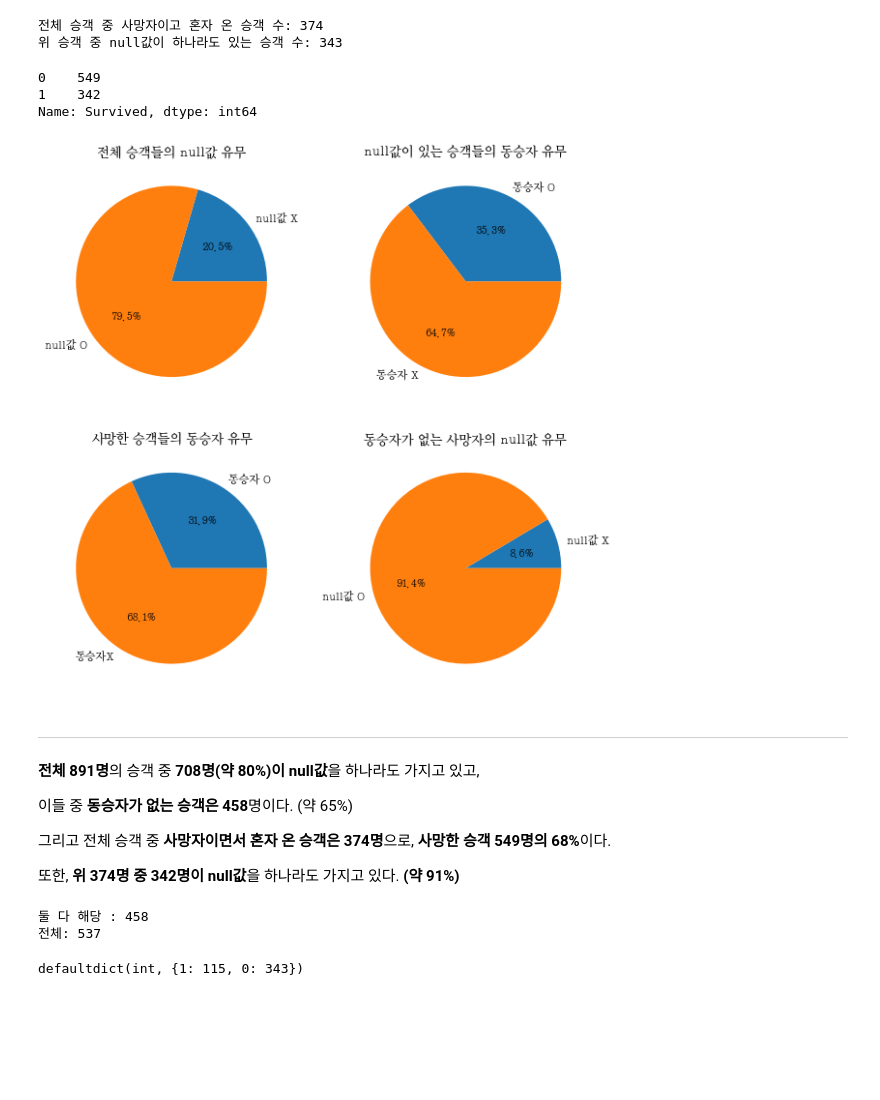
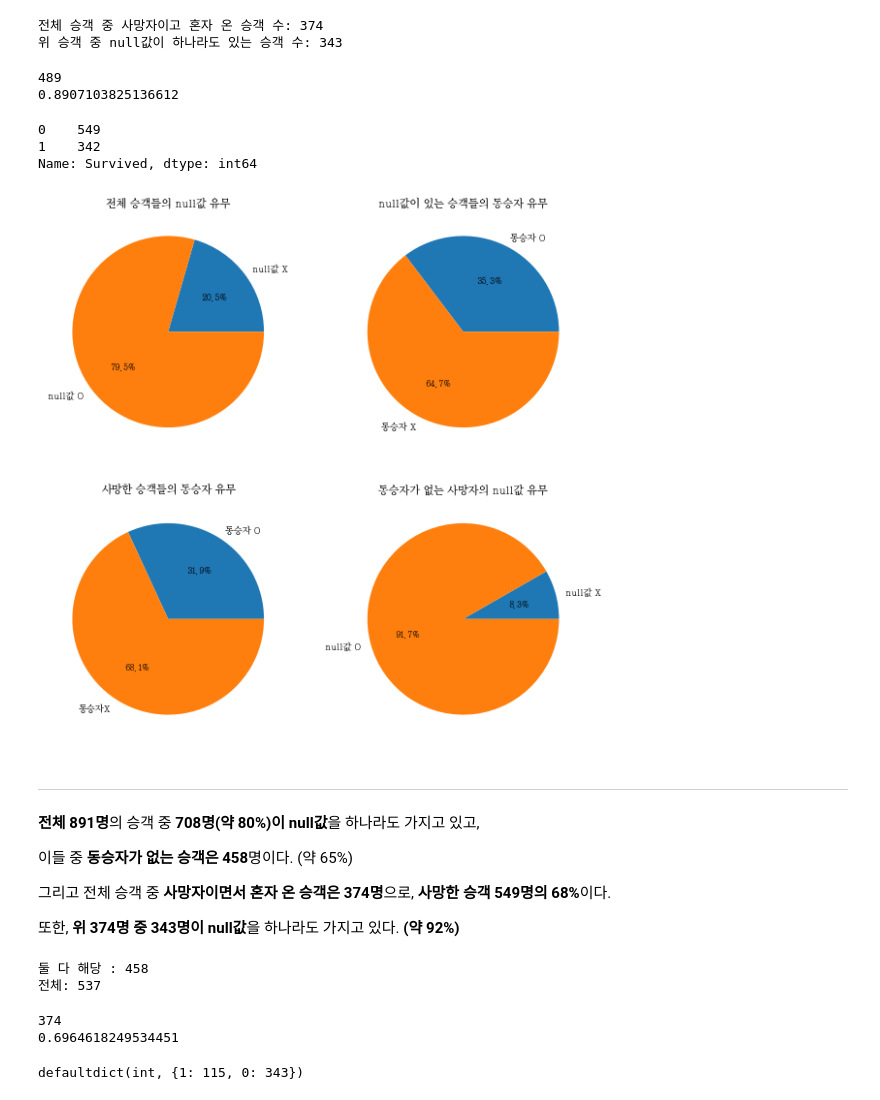
Before and after one commit to Abdumaleek/Kaggle-Titanic, a Jupyter notebook: New Titanic.ipynb, the cells around one changed output. Saved outputs shown, nothing was run; the diff lists cells and outputs as text; code cells hidden in the pictures; blank space fills up the shorter version.

```diff
--- a/New Titanic.ipynb
+++ b/New Titanic.ipynb
@@ -189,6 +234,17 @@ print("위 승객 중 null값이 하나라도 있는 승객 수: {}".format(cnum
 # %% [output]
 전체 승객 중 사망자이고 혼자 온 승객 수: 374
 위 승객 중 null값이 하나라도 있는 승객 수: 343
+# %%
+cnt = 0
+#사망자 중 null값 유무
+for i in list(train.loc[train.Survived == 0].PassengerId):
+    if i in nullP:
+        cnt += 1
+print(cnt)
+print(cnt/549)
+# %% [output]
+489
+0.8907103825136612
 # %%
 #전체 승객의 생존여부
 train.Survived.value_counts()
@@ -199,20 +255,20 @@ Name: Survived, dtype: int64
 # %%
 plt.figure(figsize = (10,10))
 plt.subplot(2,2,1)
 plt.title("전체 승객들의 null값 유무")
 plt.pie([891-708, 708], labels = ['null값 X', 'null값 O'],autopct ='%1.1f%%')
 plt.subplot(2,2,2)
 plt.title("null값이 있는 승객들의 동승자 유무")
 plt.pie([708-458, 458], labels= ['동승자 O', '동승자 X'],autopct ='%1.1f%%')
 plt.subplot(2,2,3)
 plt.title("사망한 승객들의 동승자 유무")
 plt.pie([549-374, 374], labels=['동승자 O', '동승자X'],autopct ='%1.1f%%')
 plt.subplot(2,2,4)
 plt.title("동승자가 없는 사망자의 null값 유무")
-plt.pie([374-342, 342], labels=['null값 X', 'null값 O'],autopct ='%1.1f%%')
+plt.pie([374-343, 343], labels=['null값 X', 'null값 O'],autopct ='%1.1f%%')
 plt.show()
 # %% [output]
-[figure, old version]
+[figure, new version]
 # %% [markdown]
 ----------------------------------------
 <strong>전체 891명</strong>의 승객 중 <strong>708명(약 80%)이 null값</strong>을 하나라도 가지고 있고,
@@ -221,7 +277,7 @@ plt.show()
 
 그리고 전체 승객 중 <strong>사망자이면서 혼자 온 승객은 374명</strong>으로, <strong>사망한 승객 549명의 68%</strong>이다.
 
-또한, <strong>위 374명 중 342명이 null값</strong>을 하나라도 가지고 있다.<strong> (약 91%)</strong>
+또한, <strong>위 374명 중 343명이 null값</strong>을 하나라도 가지고 있다.<strong> (약 92%)</strong>
 # %%
 #동승자가 없는 승객의 null값 유무
 #동승자 없는 승객
@@ -236,4 +292,15 @@ print("전체: {}".format(len(Altmp)))
 # %% [output]
 둘 다 해당 : 458
 전체: 537
+# %%
+#혼자인 승객 중 사망자 수와 확률
+cntt = 0
+for i in Altmp:
+    if int(train.loc[train.PassengerId == i].Survived) == 0:
+        cntt += 1
+print(cntt)
+print(cntt/len(Altmp))
+# %% [output]
+374
+0.6964618249534451
 # %%
```
Also changed, not shown: parts of 29 cells of this notebook.
